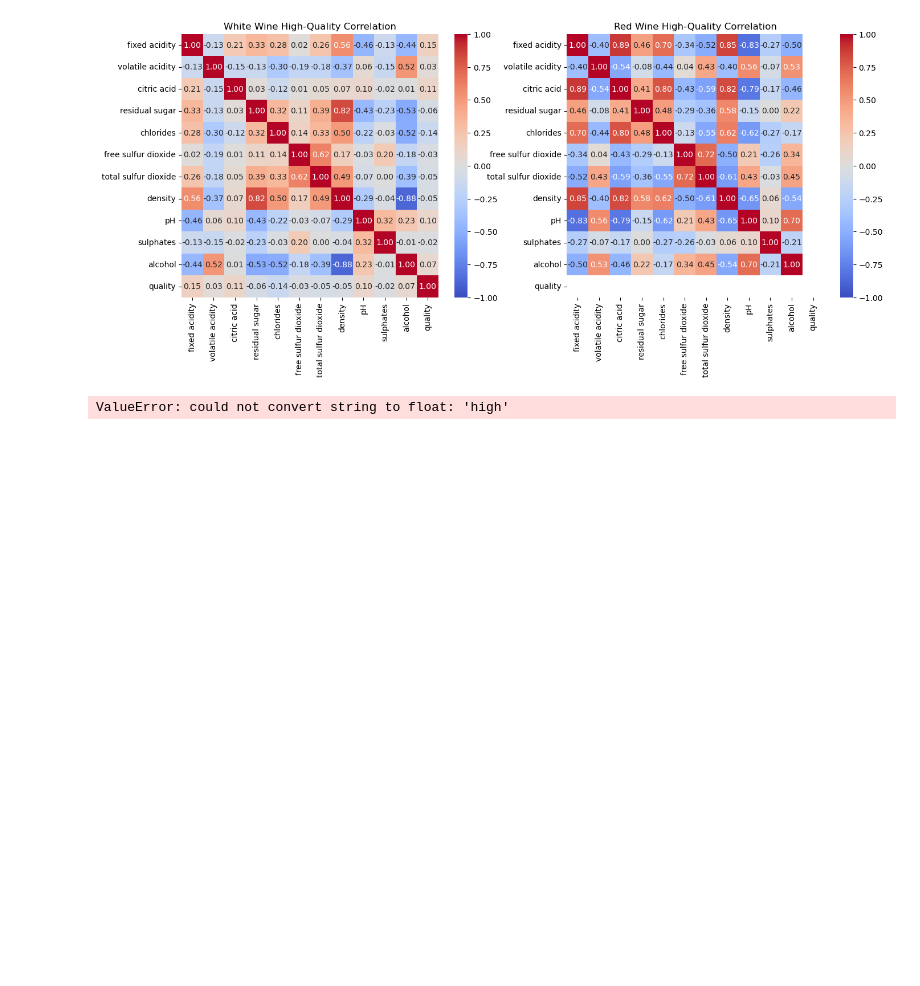
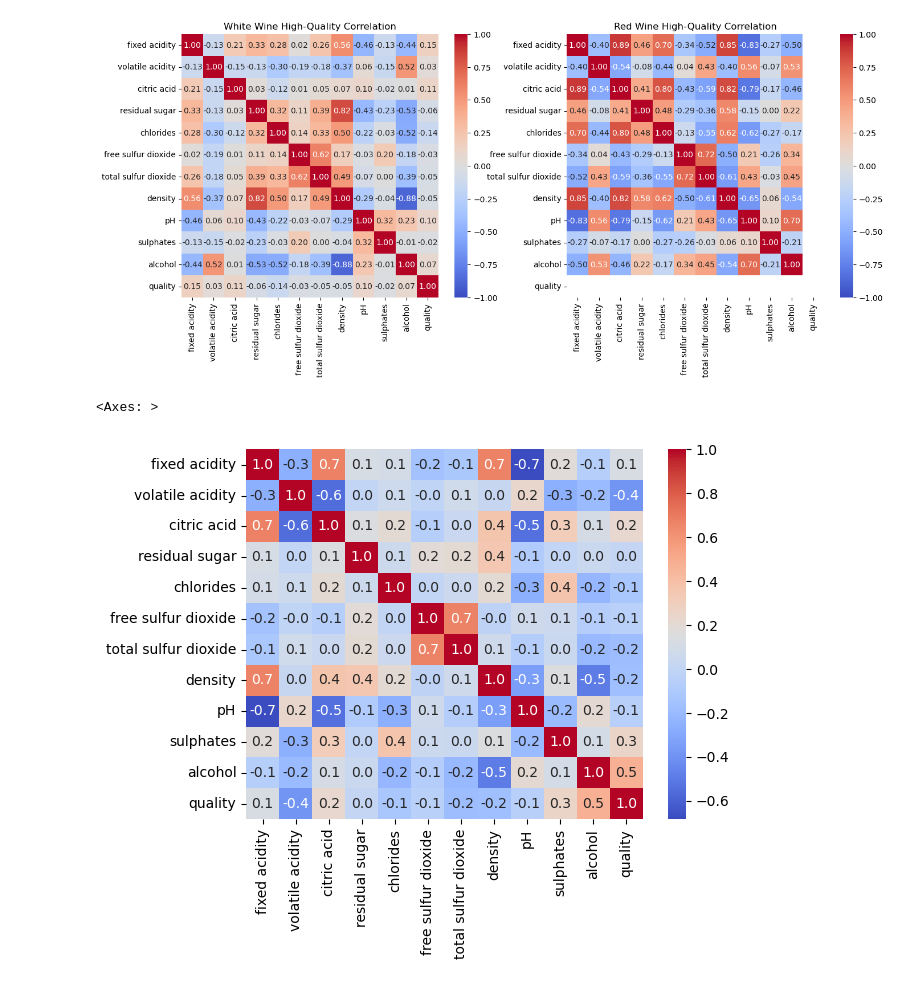
Before and after one commit to rakeshtparayil/BlueBerry-Winery, a Jupyter notebook: blueBerry_winery.ipynb, the cells around one changed output. Saved outputs shown, nothing was run; the diff lists cells and outputs as text; code cells hidden in the pictures; blank space fills up the shorter version.

Commit message:
plotting

```diff
--- a/blueBerry_winery.ipynb
+++ b/blueBerry_winery.ipynb
@@ -364,32 +364,12 @@ axes[1].set_title("Red Wine High-Quality Correlation")
 # %% [output]
 Text(0.5, 1.0, 'Red Wine High-Quality Correlation')
 [figure]
-# %%
-# Filter for high-quality white and red wines
-high_quality_white = whitewine[whitewine['quality_label'] == 'high']
-high_quality_red = redwine[redwine['quality_label'] == 'high']
-
-# Select numeric columns
-numeric_cols_white = high_quality_white.select_dtypes(include=['float64', 'int64'])
-numeric_cols_red = high_quality_red.select_dtypes(include=['float64', 'int64'])
-
-# Compute correlation matrices
-correlation_matrix_white = high_quality_white.corr()
-correlation_matrix_red = high_quality_red.corr()
-
-# Plot the heatmaps side by side
-fig, axes = plt.subplots(1, 2, figsize=(16, 6))
-
-# Heatmap for White Wine
-sns.heatmap(correlation_matrix_white, annot=True, cmap='coolwarm', fmt=".2f", vmin=-1, vmax=1, ax=axes[0])
-axes[0].set_title("White Wine High-Quality Correlation")
-
-# Heatmap for Red Wine
-sns.heatmap(correlation_matrix_red, annot=True, cmap='coolwarm', fmt=".2f", vmin=-1, vmax=1, ax=axes[1])
-axes[1].set_title("Red Wine High-Quality Correlation")
-
-# Adjust layout
-plt.tight_layout()
-plt.show()
-# %% [output]
-ValueError: could not convert string to float: 'high'
+# %%
+# Select only numeric columns
+numeric_cols = redwine.select_dtypes(include=['float64', 'int64'])
+corr_matrix = numeric_cols.corr()
+
+sns.heatmap(corr_matrix,annot=True,fmt=".1f",cmap='coolwarm')
+# %% [output]
+<Axes: >
+[figure, added]
```
Also changed, not shown: parts of 3 cells of this notebook.
